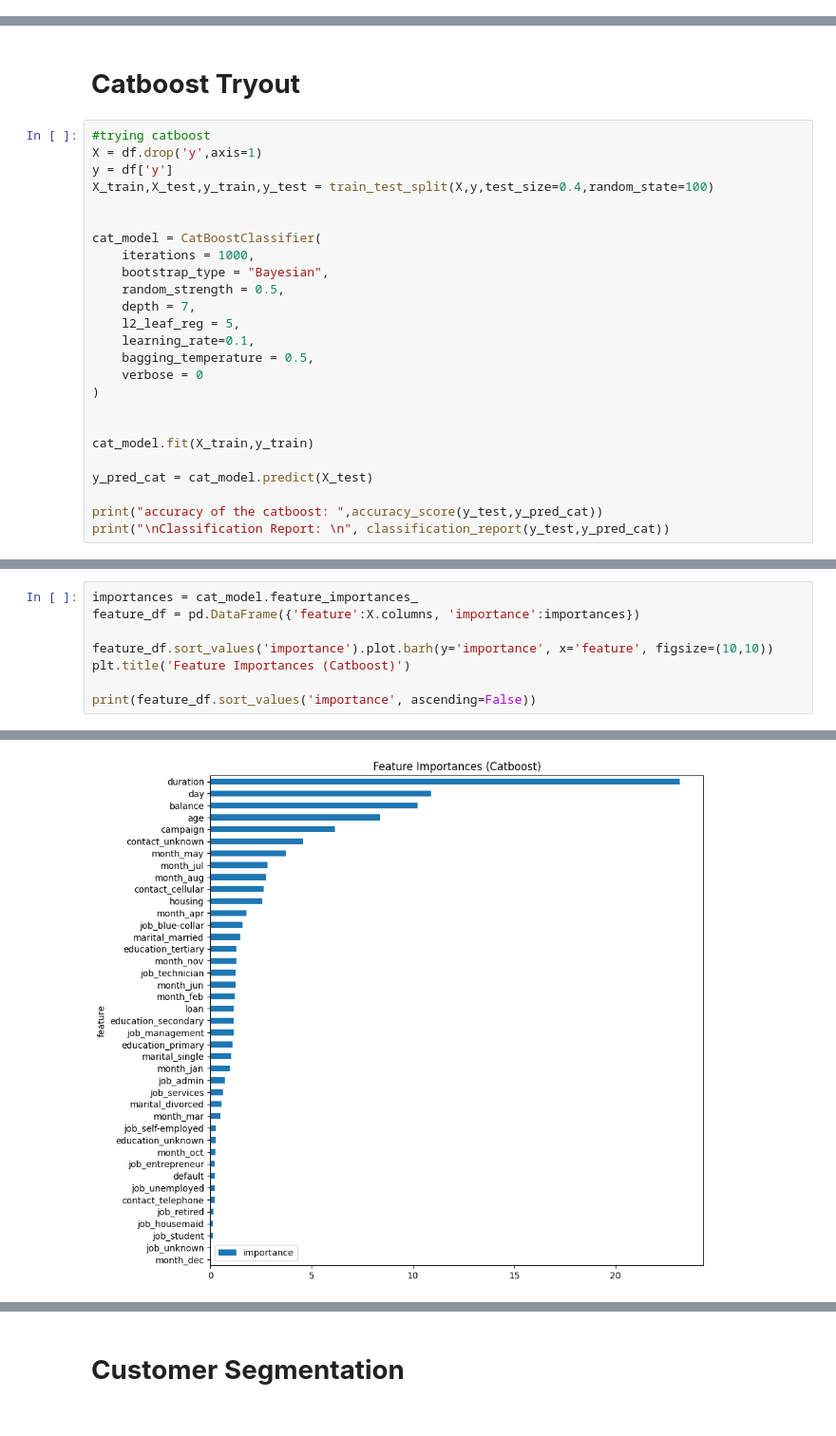
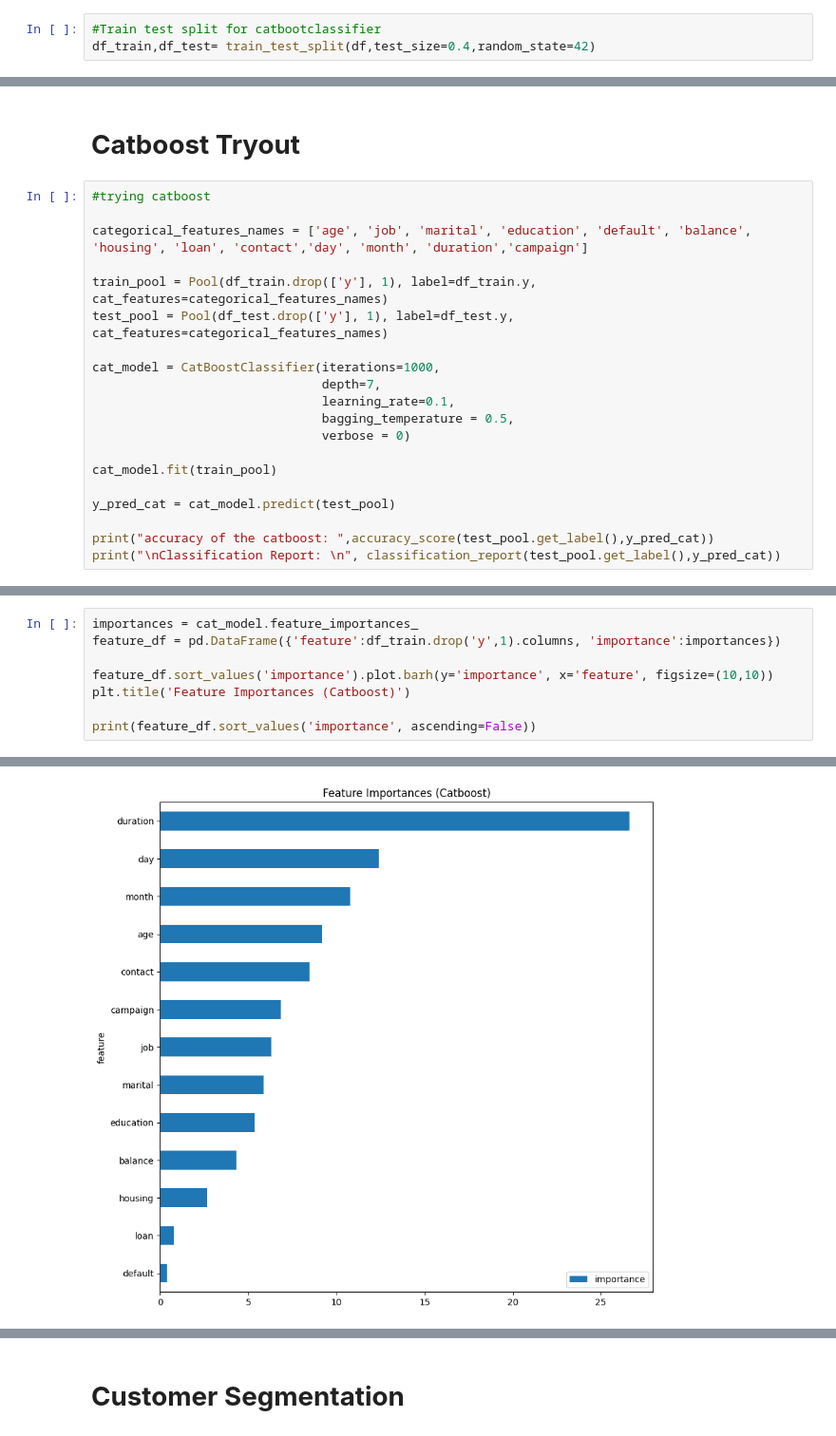
Before and after one commit to kuzhuppillil/4jwFB7LZrh7Mn9TT, a Jupyter notebook: Term_Deposit_Marketing.ipynb, the cells around one changed output, grey strips where cells are left out. Shown at 95% size. Saved outputs shown, nothing was run; the diff lists cells and outputs as text.

```diff
--- a/Term_Deposit_Marketing.ipynb
+++ b/Term_Deposit_Marketing.ipynb
@@ -342,3 +329,6 @@ There are few outliers, especially duration and balance contains too many outlie
 Observation:
 
 Duration and balance is normalised with reduced outliers. However the normalization reduced the model accuracy, hence the step is skipped.
+# %%
+#Train test split for catbootclassifier
+df_train,df_test= train_test_split(df,test_size=0.4,random_state=42)
@@ -705,27 +626,22 @@ weighted avg       0.93      0.93      0.93      8000
 # **Catboost Tryout**
 # %%
 #trying catboost
-X = df.drop('y',axis=1)
-y = df['y']
-X_train,X_test,y_train,y_test = train_test_split(X,y,test_size=0.4,random_state=100)
 
+categorical_features_names = ['age', 'job', 'marital', 'education', 'default', 'balance', 'housing', 'loan', 'contact','day', 'month', 'duration','campaign']
 
-cat_model = CatBoostClassifier(
-    iterations = 1000,
-    bootstrap_type = "Bayesian",
-    random_strength = 0.5,
-    depth = 7,
-    l2_leaf_reg = 5,
-    learning_rate=0.1,
-    bagging_temperature = 0.5,
-    verbose = 0
-)
+train_pool = Pool(df_train.drop(['y'], 1), label=df_train.y, cat_features=categorical_features_names)
+test_pool = Pool(df_test.drop(['y'], 1), label=df_test.y, cat_features=categorical_features_names)
 
+cat_model = CatBoostClassifier(iterations=1000,
+                               depth=7,
+                               learning_rate=0.1,
+                               bagging_temperature = 0.5,
+                               verbose = 0)
 
-cat_model.fit(X_train,y_train)
+cat_model.fit(train_pool)
 
-y_pred_cat = cat_model.predict(X_test)
+y_pred_cat = cat_model.predict(test_pool)
 
-print("accuracy of the catboost: ",accuracy_score(y_test,y_pred_cat))
-print("\nClassification Report: \n", classification_report(y_test,y_pred_cat))
+print("accuracy of the catboost: ",accuracy_score(test_pool.get_label(),y_pred_cat))
+print("\nClassification Report: \n", classification_report(test_pool.get_label(),y_pred_cat))
 # %% [output]
@@ -743,6 +659,6 @@ weighted avg       0.93      0.94      0.93     16000
 # %%
 importances = cat_model.feature_importances_
-feature_df = pd.DataFrame({'feature':X.columns, 'importance':importances})
+feature_df = pd.DataFrame({'feature':df_train.drop('y',1).columns, 'importance':importances})
 
 feature_df.sort_values('importance').plot.barh(y='importance', x='feature', figsize=(10,10))
 plt.title('Feature Importances (Catboost)')
@@ -769 +682 @@ print(feature_df.sort_values('importance', ascending=False))
-[figure, old version]
+[figure, new version]
```
Also changed, not shown: parts of 60 cells of this notebook.
